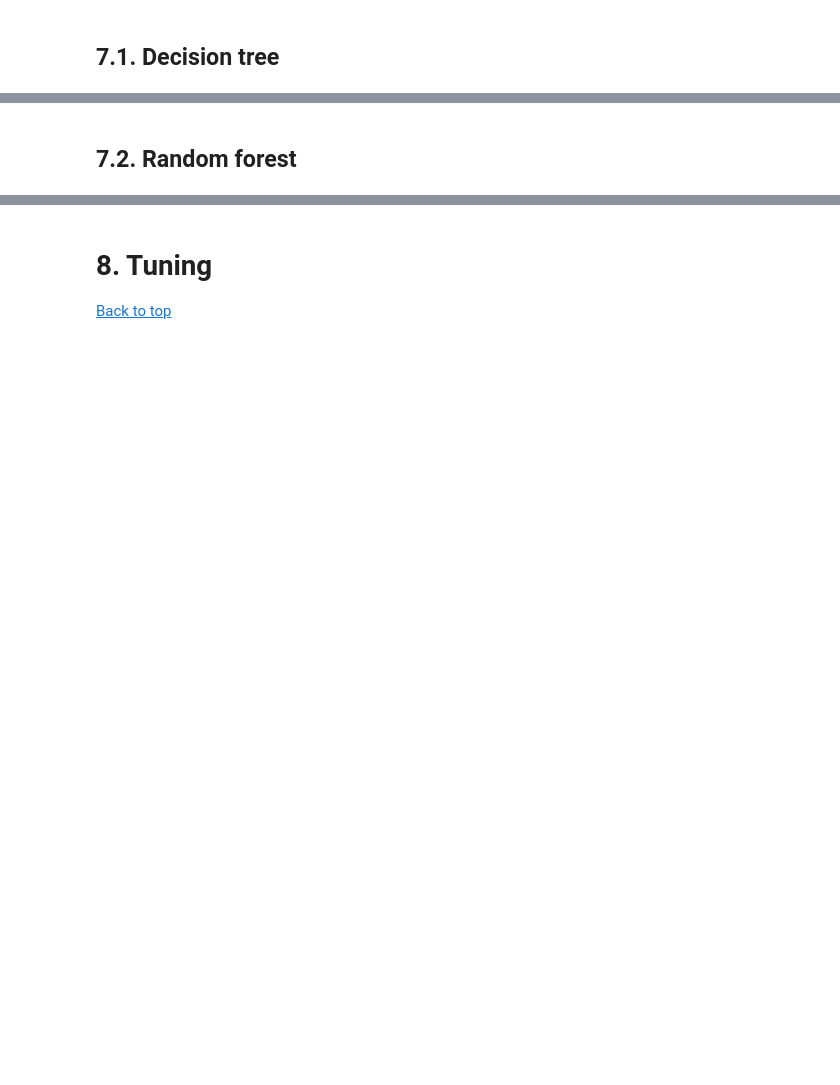
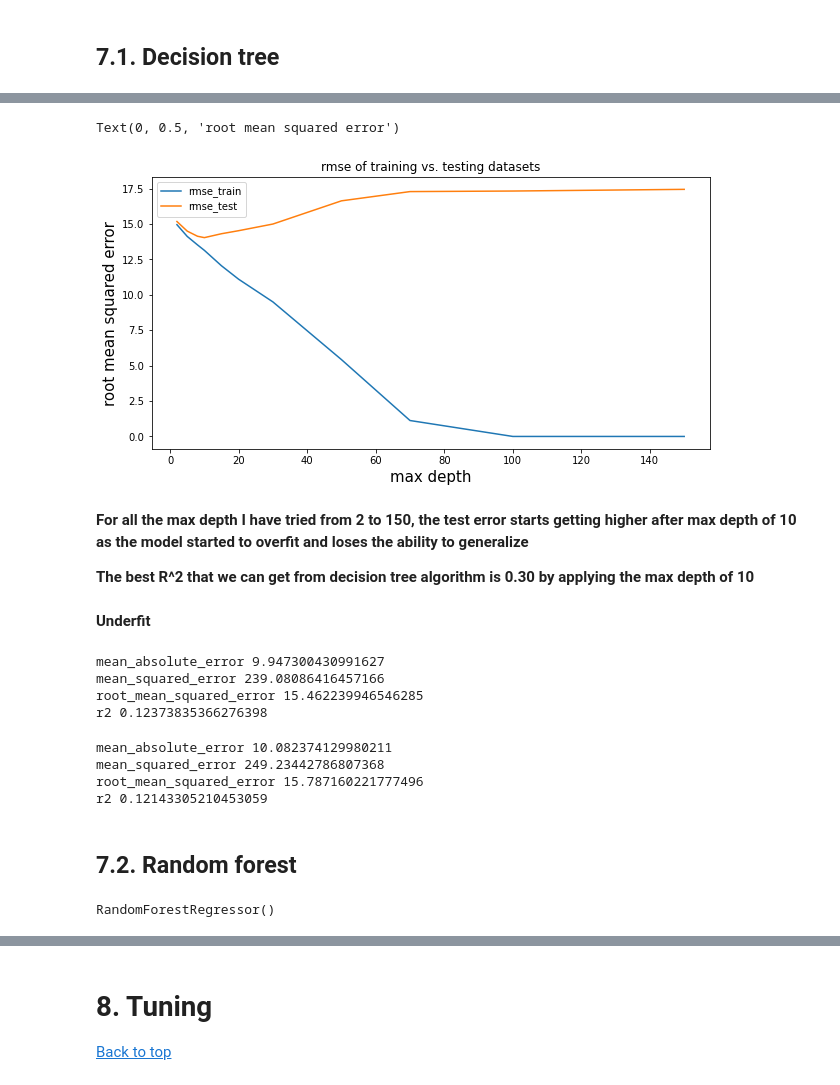
Before and after one commit to Au-Jonathan/New-York-Taxi-Analysis, a Jupyter notebook: NY_Taxi_Full.ipynb, the cells around one changed output, grey strips where cells are left out. Saved outputs shown, nothing was run; the diff lists cells and outputs as text; code cells hidden in the pictures; blank space fills up the shorter version.

```diff
--- a/NY_Taxi_Full.ipynb
+++ b/NY_Taxi_Full.ipynb
@@ -1016,0 +1196,13 @@ nyc_taxi_with_weather.head()
+# %%
+ax = pd.DataFrame.from_dict(rmse_scores).plot(x='max_depth',title="rmse of training vs. testing datasets",figsize=(10,5))
+ax.set_xlabel("max depth", fontsize=15)
+ax.set_ylabel("root mean squared error", fontsize=15)
+# %% [output]
+Text(0, 0.5, 'root mean squared error')
+[figure, added]
+# %% [markdown]
+**For all the max depth I have tried from 2 to 150, the test error starts getting higher after max depth of 10 as the model started to overfit and loses the ability to generalize**
+
+**The best R^2 that we can get from decision tree algorithm is 0.30 by applying the max depth of 10**
+# %% [markdown]
+**Underfit**
@@ -1017,2 +1215,54 @@ nyc_taxi_with_weather.head()
+# %%
+decision_tree_underfit = DecisionTreeRegressor(max_depth=1)
+decision_tree_underfit.fit(X_train_underfit,y_train_underfit)
+
+#Training Performance
+
+model_at_hand_underfit = decision_tree_underfit
+
+y_pred_underfit = model_at_hand_underfit.predict(X_train_underfit)
+
+from sklearn.metrics import mean_absolute_error
+from sklearn.metrics import mean_squared_error
+from sklearn.metrics import r2_score
+from math import sqrt
+
+print('mean_absolute_error', mean_absolute_error(y_train_underfit, y_pred_underfit))
+print('mean_squared_error', mean_squared_error(y_train_underfit, y_pred_underfit))
+print('root_mean_squared_error', sqrt(mean_squared_error(y_train_underfit, y_pred_underfit)))
+print('r2', r2_score(y_train_underfit, y_pred_underfit))
+# %% [output]
+mean_absolute_error 9.947300430991627
+mean_squared_error 239.08086416457166
+root_mean_squared_error 15.462239946546285
+r2 0.12373835366276398
+# %%
+#Testing Performance
+
+model_at_hand_underfit = decision_tree_underfit
+
+y_pred_underfit = model_at_hand_underfit.predict(X_test_underfit)
+
+from sklearn.metrics import mean_absolute_error
+from sklearn.metrics import mean_squared_error
+from sklearn.metrics import r2_score
+from math import sqrt
+
+print('mean_absolute_error', mean_absolute_error(y_test_underfit, y_pred_underfit))
+print('mean_squared_error', mean_squared_error(y_test_underfit, y_pred_underfit))
+print('root_mean_squared_error', sqrt(mean_squared_error(y_test_underfit, y_pred_underfit)))
+print('r2', r2_score(y_test_underfit, y_pred_underfit))
+# %% [output]
+mean_absolute_error 10.082374129980211
+mean_squared_error 249.23442786807368
+root_mean_squared_error 15.787160221777496
+r2 0.12143305210453059
 # %% [markdown]
 ## 7.2. Random forest <a id='random_forest'></a>
+# %%
+from sklearn.ensemble import RandomForestRegressor
+
+rando_model = RandomForestRegressor()
+rando_model.fit(X_train, y_train)
+# %% [output]
+RandomForestRegressor()
```
Also changed, not shown: parts of 41 cells of this notebook, 1 other file.
